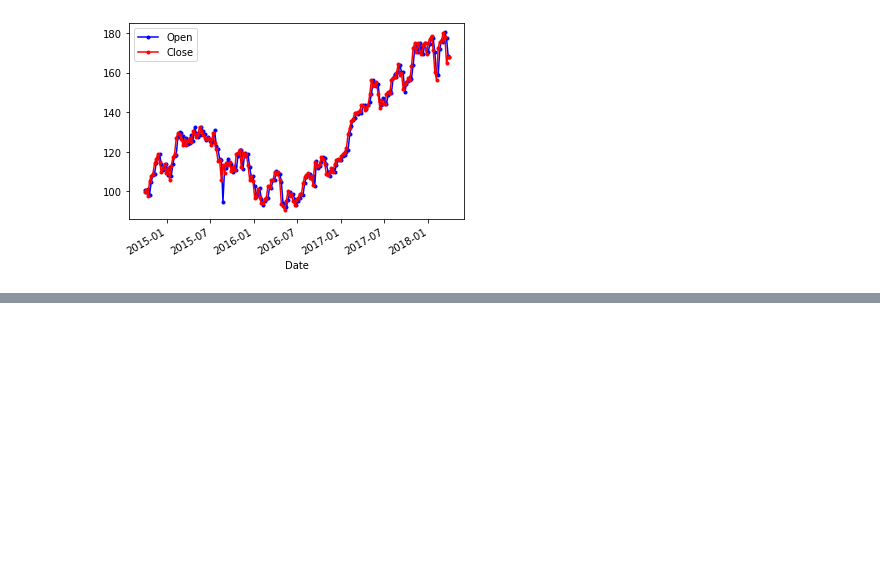
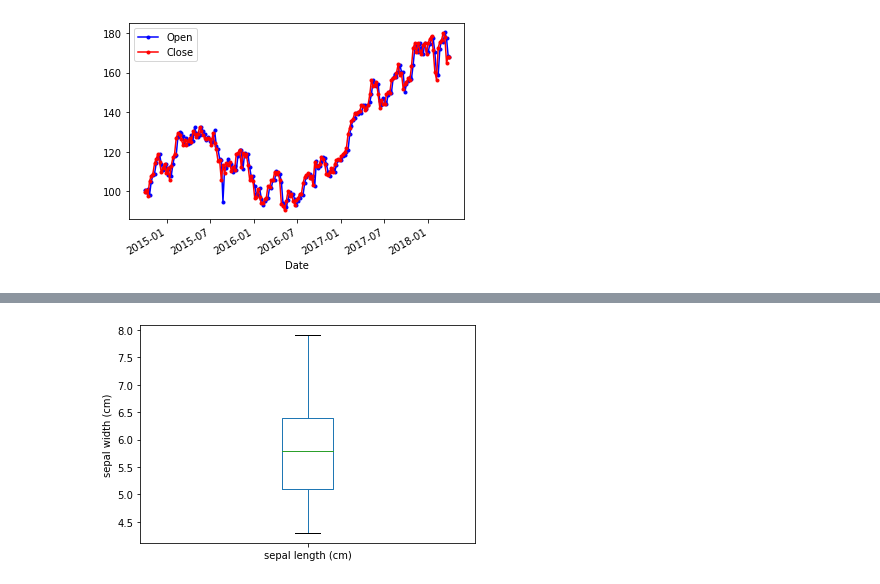
Before and after one commit to SmilodonCub/DATA602, a Jupyter notebook: pandasFoundations_notes.ipynb, the cells around one changed output, grey strips where cells are left out. Saved outputs shown, nothing was run; the diff lists cells and outputs as text; code cells hidden in the pictures; blank space fills up the shorter version.

```diff
--- a/pandasFoundations_notes.ipynb
+++ b/pandasFoundations_notes.ipynb
@@ -345,0 +376,6 @@ plt.show
+# %%
+iris_df.plot( y = 'sepal length (cm)', kind = 'box' )
+plt.ylabel( 'sepal width (cm)' )
+plt.show()
+# %% [output]
+[figure, added]
```
Also changed, not shown: parts of 20 cells of this notebook.
